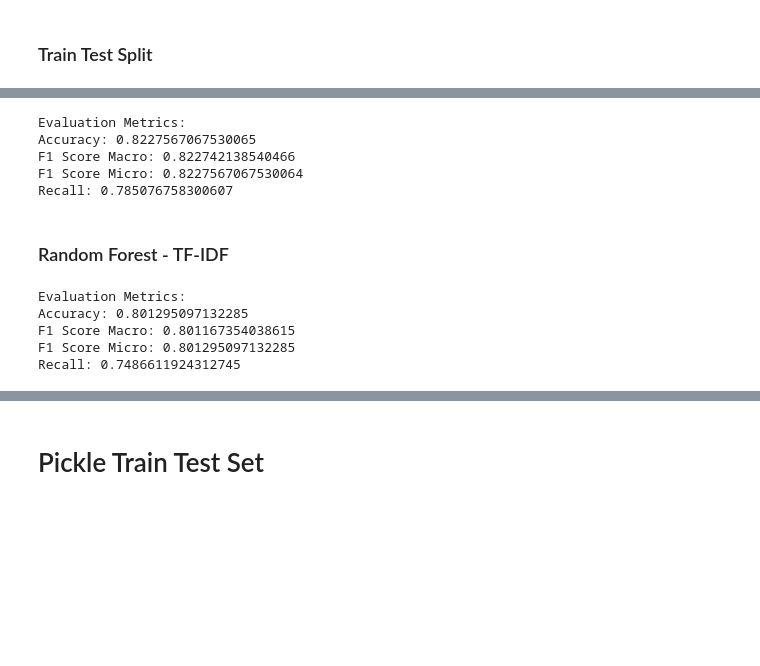
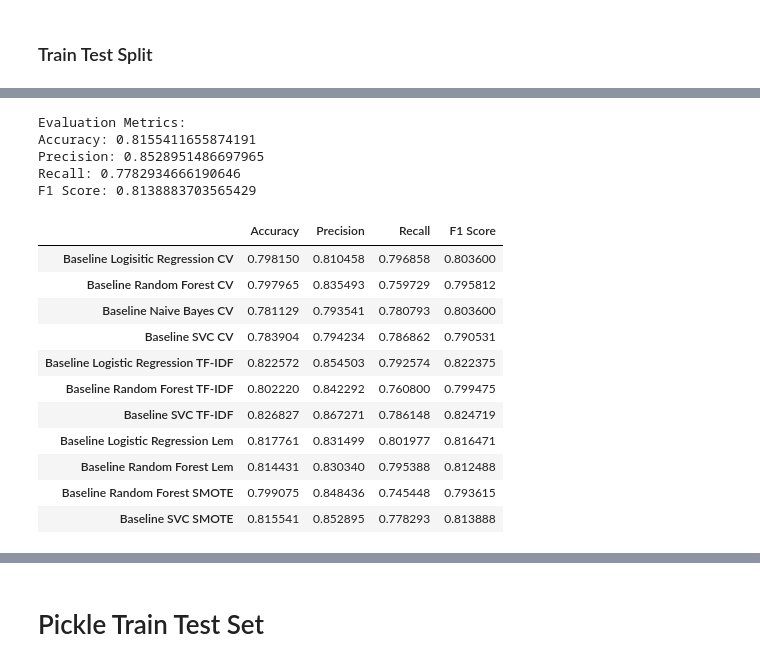
Before and after one commit to ismael-araujo/Hotel-Reviews-Analysis-Using-NLP, a Jupyter notebook: models/baseline-models.ipynb, the cells around one changed output, grey strips where cells are left out. Cells and saved outputs as stored; diff of their text form; code cells hidden in the pictures; blank space fills up the shorter version.

```diff
--- a/models/baseline-models.ipynb
+++ b/models/baseline-models.ipynb
@@ -444,3 +495,14 @@ y_rf_base_tfidf_smote = rf_base_tfidf.predict(X_test_cv)
+# %%
+# Creating dictionary with all metrics
+rf_smote_accuracy = accuracy_score(y_test, y_rf_base_tfidf_smote)
+rf_smote_precision = precision_score(y_test, y_rf_base_tfidf_smote)
+rf_smote_recall = recall_score(y_test, y_rf_base_tfidf_smote)
+rf_smote_f1 = f1_score(y_test, y_rf_base_tfidf_smote)
+
+metric_dict['Baseline Random Forest SMOTE'] = {'Accuracy': rf_smote_accuracy,
+                                                'Precision': rf_smote_precision,
+                                                'Recall': rf_smote_recall,
+                                                'F1 Score': rf_smote_f1 }
 # %%
 evaluation(y_test, y_rf_base_tfidf_smote)
 # %% [output]
@@ -454,5 +513,0 @@ Recall: 0.7418779007497323
-# %%
-# Baseline Regression Model
-lg_base_tfidf_smote = LogisticRegression()
-lg_base_tfidf_smote.fit(X_train_smote_tfidf, y_train_smote_tfidf)
-y_lg_base_tfidf_smote = lg_base_tfidf_smote.predict(X_test_tfidf)
@@ -459,10 +516,23 @@ y_lg_base_tfidf_smote = lg_base_tfidf_smote.predict(X_test_tfidf)
+# %%
+svc = SVC(kernel='linear')
+svc.fit(X_train_smote_tfidf, y_train_smote_tfidf)
+y_pred_svc_smote = svc.predict(X_test_tfidf)
+# %%
+# Creating dictionary with all metrics
+svc_smote_accuracy = accuracy_score(y_test, y_pred_svc_smote)
+svc_smote_precision = precision_score(y_test, y_pred_svc_smote)
+svc_smote_recall = recall_score(y_test, y_pred_svc_smote)
+svc_smote_f1 = f1_score(y_test, y_pred_svc_smote)
+
+metric_dict['Baseline SVC SMOTE'] = {'Accuracy': svc_smote_accuracy,
+                                                'Precision': svc_smote_precision,
+                                                'Recall': svc_smote_recall,
+                                                'F1 Score': svc_smote_f1 }
 # %%
-evaluation(y_test, y_lg_base_tfidf_smote)
+evaluation(y_test, y_pred_svc_smote)
 # %% [output]
 Evaluation Metrics:
-Accuracy: 0.8227567067530065
-F1 Score Macro: 0.822742138540466
-F1 Score Micro: 0.8227567067530064
-Recall: 0.785076758300607
+Accuracy: 0.8155411655874191
+Precision: 0.8528951486697965
+Recall: 0.7782934666190646
+F1 Score: 0.8138883703565429
-# %% [markdown]
-### Random Forest - TF-IDF
@@ -473,8 +539,15 @@ y_rf_base_tfidf_smote = rf_base_tfidf.predict(X_test_tfidf)
-# %%
-evaluation(y_test, y_rf_base_tfidf_smote)
-# %% [output]
-Evaluation Metrics:
-Accuracy: 0.801295097132285
-F1 Score Macro: 0.801167354038615
-F1 Score Micro: 0.801295097132285
-Recall: 0.7486611924312745
+# %%
+pd.DataFrame.from_dict(metric_dict, orient='index')
+# %% [output]
+|  | Accuracy | Precision | Recall | F1 Score |
+| Baseline Logisitic Regression CV | 0.798150 | 0.810458 | 0.796858 | 0.803600 |
+| Baseline Random Forest CV | 0.797965 | 0.835493 | 0.759729 | 0.795812 |
+| Baseline Naive Bayes CV | 0.781129 | 0.793541 | 0.780793 | 0.803600 |
+| Baseline SVC CV | 0.783904 | 0.794234 | 0.786862 | 0.790531 |
+| Baseline Logistic Regression TF-IDF | 0.822572 | 0.854503 | 0.792574 | 0.822375 |
+| Baseline Random Forest TF-IDF | 0.802220 | 0.842292 | 0.760800 | 0.799475 |
+| Baseline SVC TF-IDF | 0.826827 | 0.867271 | 0.786148 | 0.824719 |
+| Baseline Logistic Regression Lem | 0.817761 | 0.831499 | 0.801977 | 0.816471 |
+| Baseline Random Forest Lem | 0.814431 | 0.830340 | 0.795388 | 0.812488 |
+| Baseline Random Forest SMOTE | 0.799075 | 0.848436 | 0.745448 | 0.793615 |
+| Baseline SVC SMOTE | 0.815541 | 0.852895 | 0.778293 | 0.813888 |
```
Also changed, not shown: parts of 74 cells of this notebook, 1 other file.
